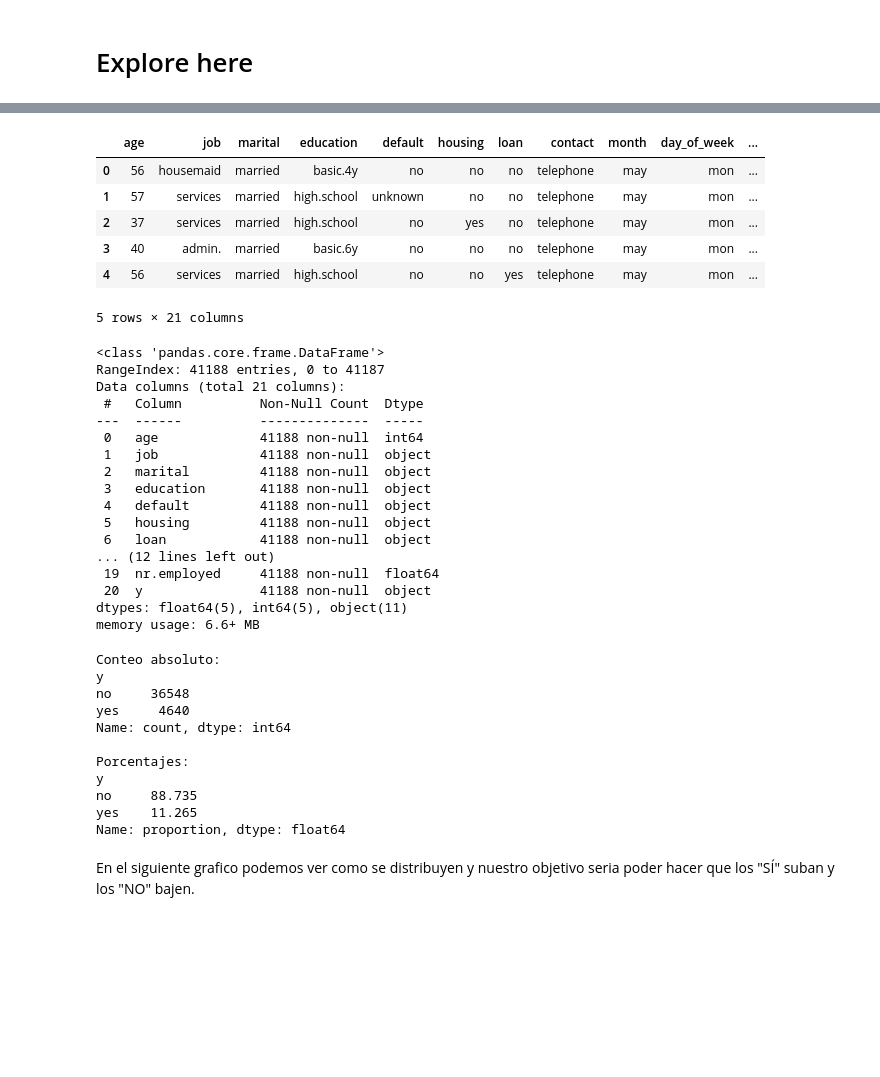
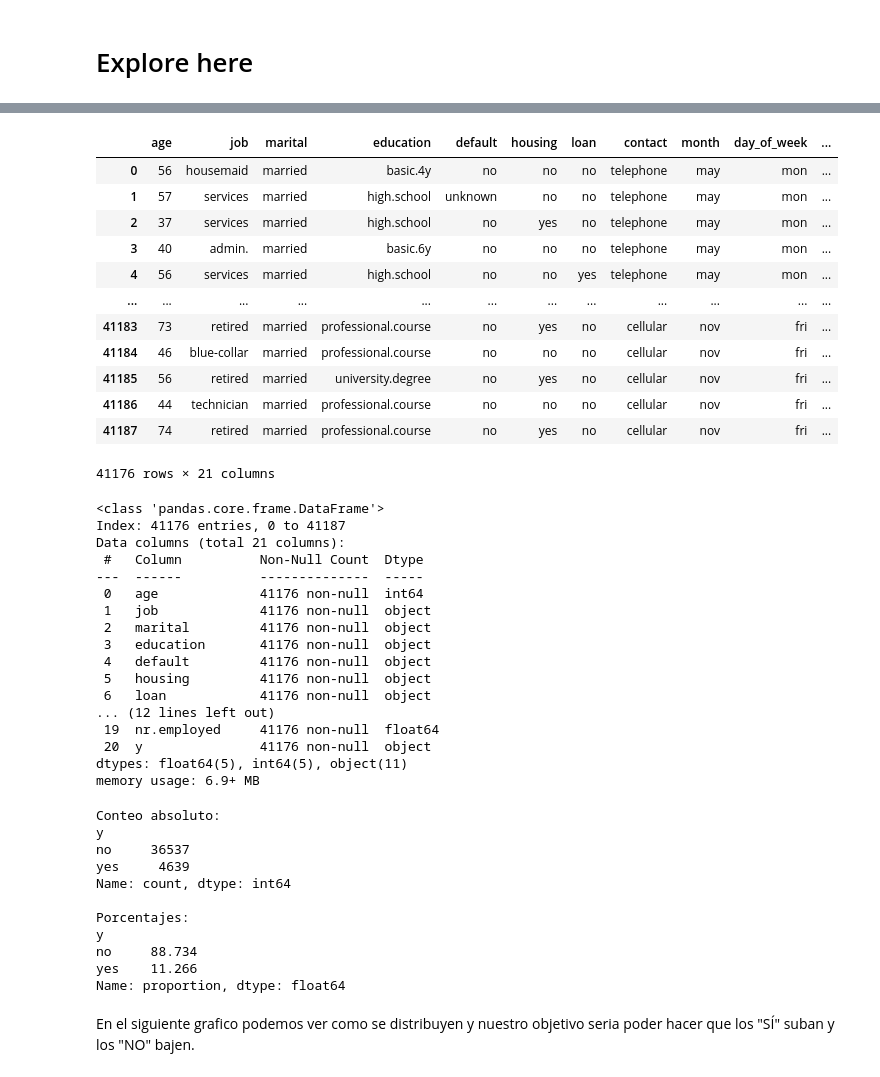
Before and after one commit to 4GeeksAcademy/Gabriel-De-Almeida-Santos-Regresion-logistica, a Jupyter notebook: src/explore.ipynb, the cells around one changed output, grey strips where cells are left out. Cells and saved outputs as stored; diff of their text form; code cells hidden in the pictures; blank space fills up the shorter version.

```diff
--- a/src/explore.ipynb
+++ b/src/explore.ipynb
@@ -28,36 +46,45 @@ euribor3m         0
 nr.employed       0
 y                 0
 dtype: int64
+# %%
+df.duplicated().sum()
+df = df[df.duplicated() == False]
 # %%
-df.head()
+df
 # %% [output]
 |  | age | job | marital | education | default | housing | loan | contact | month | day_of_week | ... |
 | 0 | 56 | housemaid | married | basic.4y | no | no | no | telephone | may | mon | ... |
 | 1 | 57 | services | married | high.school | unknown | no | no | telephone | may | mon | ... |
 | 2 | 37 | services | married | high.school | no | yes | no | telephone | may | mon | ... |
 | 3 | 40 | admin. | married | basic.6y | no | no | no | telephone | may | mon | ... |
 | 4 | 56 | services | married | high.school | no | no | yes | telephone | may | mon | ... |
+| ... | ... | ... | ... | ... | ... | ... | ... | ... | ... | ... | ... |
+| 41183 | 73 | retired | married | professional.course | no | yes | no | cellular | nov | fri | ... |
+| 41184 | 46 | blue-collar | married | professional.course | no | no | no | cellular | nov | fri | ... |
+| 41185 | 56 | retired | married | university.degree | no | yes | no | cellular | nov | fri | ... |
+| 41186 | 44 | technician | married | professional.course | no | no | no | cellular | nov | fri | ... |
+| 41187 | 74 | retired | married | professional.course | no | yes | no | cellular | nov | fri | ... |
-5 rows × 21 columns
+41176 rows × 21 columns
 # %%
 df.info()
 # %% [output]
 <class 'pandas.core.frame.DataFrame'>
-RangeIndex: 41188 entries, 0 to 41187
+Index: 41176 entries, 0 to 41187
 Data columns (total 21 columns):
  #   Column          Non-Null Count  Dtype
 ---  ------          --------------  -----
- 0   age             41188 non-null  int64
- 1   job             41188 non-null  object
- 2   marital         41188 non-null  object
- 3   education       41188 non-null  object
- 4   default         41188 non-null  object
- 5   housing         41188 non-null  object
- 6   loan            41188 non-null  object
+ 0   age             41176 non-null  int64
+ 1   job             41176 non-null  object
+ 2   marital         41176 non-null  object
+ 3   education       41176 non-null  object
+ 4   default         41176 non-null  object
+ 5   housing         41176 non-null  object
+ 6   loan            41176 non-null  object
 ... (12 lines left out)
- 19  nr.employed     41188 non-null  float64
- 20  y               41188 non-null  object
+ 19  nr.employed     41176 non-null  float64
+ 20  y               41176 non-null  object
 dtypes: float64(5), int64(5), object(11)
-memory usage: 6.6+ MB
+memory usage: 6.9+ MB
 # %%
 print("Conteo absoluto:")
 print(df['y'].value_counts(dropna=False))
@@ -67,14 +94,14 @@ print(round(df['y'].value_counts(normalize=True)*100, 3))
 # %% [output]
 Conteo absoluto:
 y
-no     36548
-yes     4640
+no     36537
+yes     4639
 Name: count, dtype: int64
 
 Porcentajes:
 y
-no     88.735
-yes    11.265
+no     88.734
+yes    11.266
 Name: proportion, dtype: float64
 # %% [markdown]
 En el siguiente grafico podemos ver como se distribuyen y nuestro objetivo seria poder hacer que los "SÍ" suban y los "NO" bajen.
```
Also changed, not shown: parts of 17 cells of this notebook.
